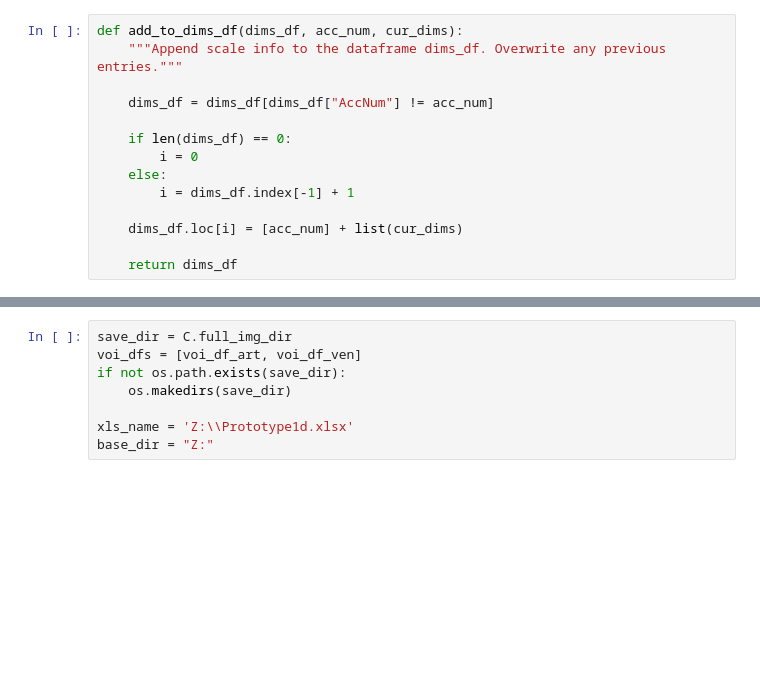
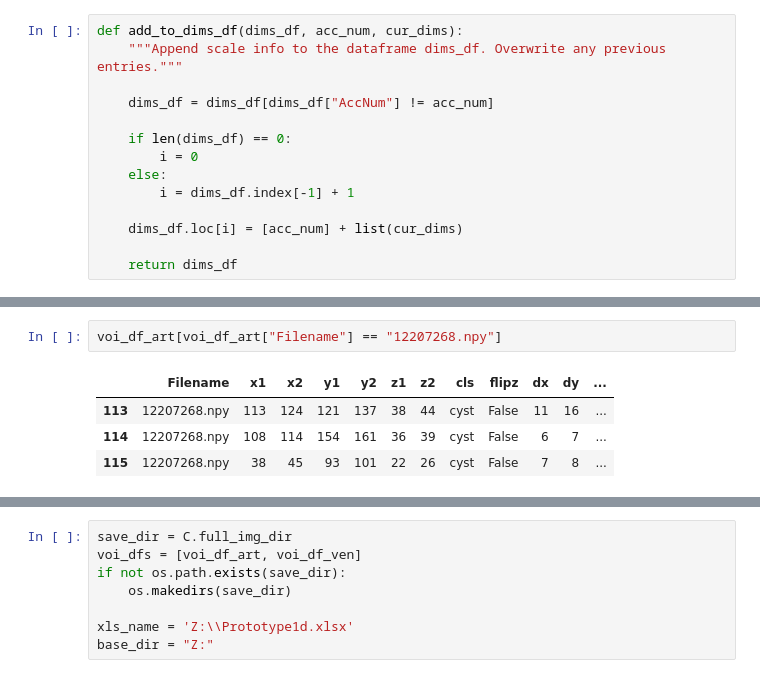
Before and after one commit to clintonjwang/voi-classifier, a Jupyter notebook: data-retriever.ipynb, the cells around one changed output, grey strips where cells are left out. Drawn from its saved outputs; the diff is of its cells as text; blank space fills up the shorter version.

```diff
--- a/data-retriever.ipynb
+++ b/data-retriever.ipynb
@@ -180 +182,8 @@ def load_vois(cls, xls_name, sheetname, save_dir, voi_dfs, dims_df, verbose=Fals
     return voi_df_art, voi_df_ven
+# %%
+voi_df_art[voi_df_art["Filename"] == "12207268.npy"]
+# %% [output]
+|  | Filename | x1 | x2 | y1 | y2 | z1 | z2 | cls | flipz | dx | dy | ... |
+| 113 | 12207268.npy | 113 | 124 | 121 | 137 | 38 | 44 | cyst | False | 11 | 16 | ... |
+| 114 | 12207268.npy | 108 | 114 | 154 | 161 | 36 | 39 | cyst | False | 6 | 7 | ... |
+| 115 | 12207268.npy | 38 | 45 | 93 | 101 | 22 | 26 | cyst | False | 7 | 8 | ... |
```
Also changed, not shown: parts of 41 cells of this notebook, 6 other files.
